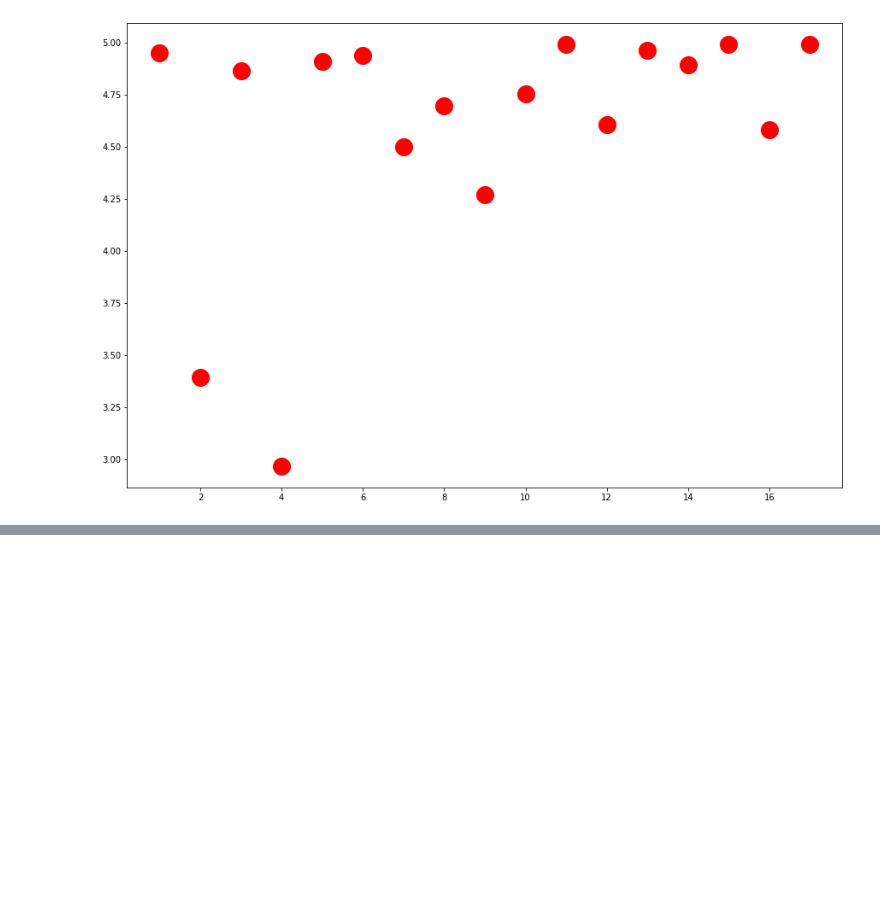
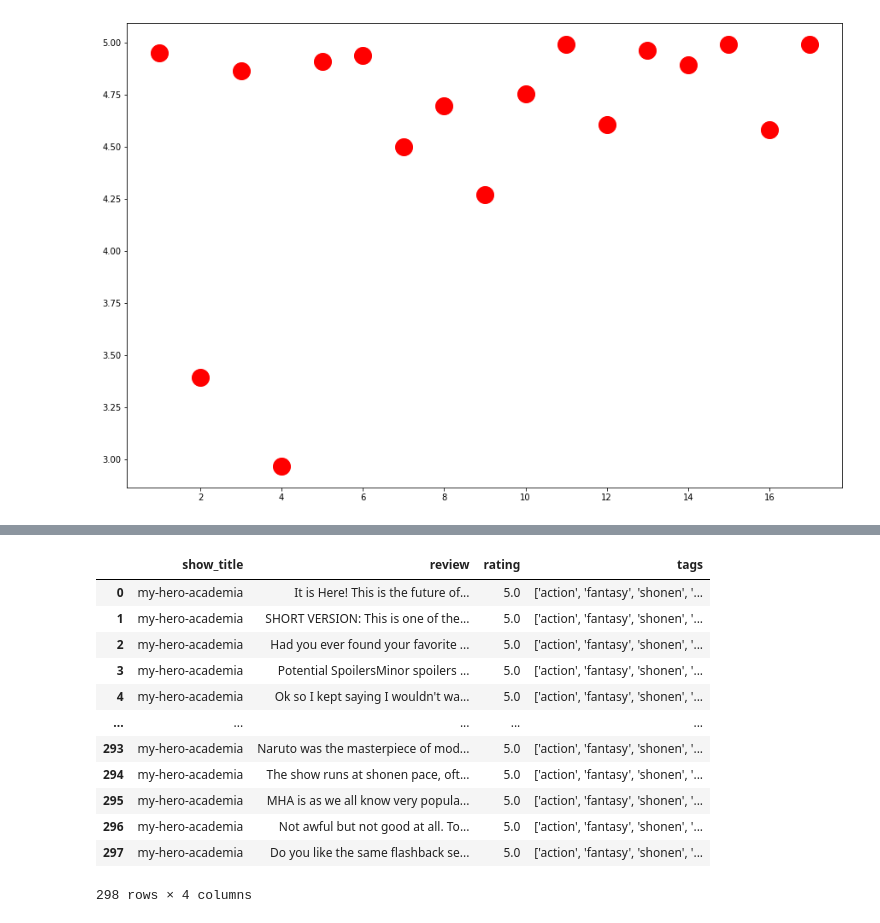
Before and after one commit to something-cool/french-bread, a Jupyter notebook: data_visual.ipynb, the cells around one changed output, grey strips where cells are left out. Cells and saved outputs as stored; diff of their text form; code cells hidden in the pictures; blank space fills up the shorter version.

```diff
--- a/data_visual.ipynb
+++ b/data_visual.ipynb
@@ -197,0 +214,16 @@ ValueError: args must contain [xmin xmax ymin ymax]
+# %%
+my_hero
+# %% [output]
+|  | show_title | review | rating | tags |
+| 0 | my-hero-academia | It is Here! This is the future of... | 5.0 | ['action', 'fantasy', 'shonen', '... |
+| 1 | my-hero-academia | SHORT VERSION: This is one of the... | 5.0 | ['action', 'fantasy', 'shonen', '... |
+| 2 | my-hero-academia | Had you ever found your favorite ... | 5.0 | ['action', 'fantasy', 'shonen', '... |
+| 3 | my-hero-academia | Potential SpoilersMinor spoilers ... | 5.0 | ['action', 'fantasy', 'shonen', '... |
+| 4 | my-hero-academia | Ok so I kept saying I wouldn't wa... | 5.0 | ['action', 'fantasy', 'shonen', '... |
+| ... | ... | ... | ... | ... |
+| 293 | my-hero-academia | Naruto was the masterpiece of mod... | 5.0 | ['action', 'fantasy', 'shonen', '... |
+| 294 | my-hero-academia | The show runs at shonen pace, oft... | 5.0 | ['action', 'fantasy', 'shonen', '... |
+| 295 | my-hero-academia | MHA is as we all know very popula... | 5.0 | ['action', 'fantasy', 'shonen', '... |
+| 296 | my-hero-academia | Not awful but not good at all. To... | 5.0 | ['action', 'fantasy', 'shonen', '... |
+| 297 | my-hero-academia | Do you like the same flashback se... | 5.0 | ['action', 'fantasy', 'shonen', '... |
+298 rows × 4 columns
```
Also changed, not shown: parts of 1 cell of this notebook.
